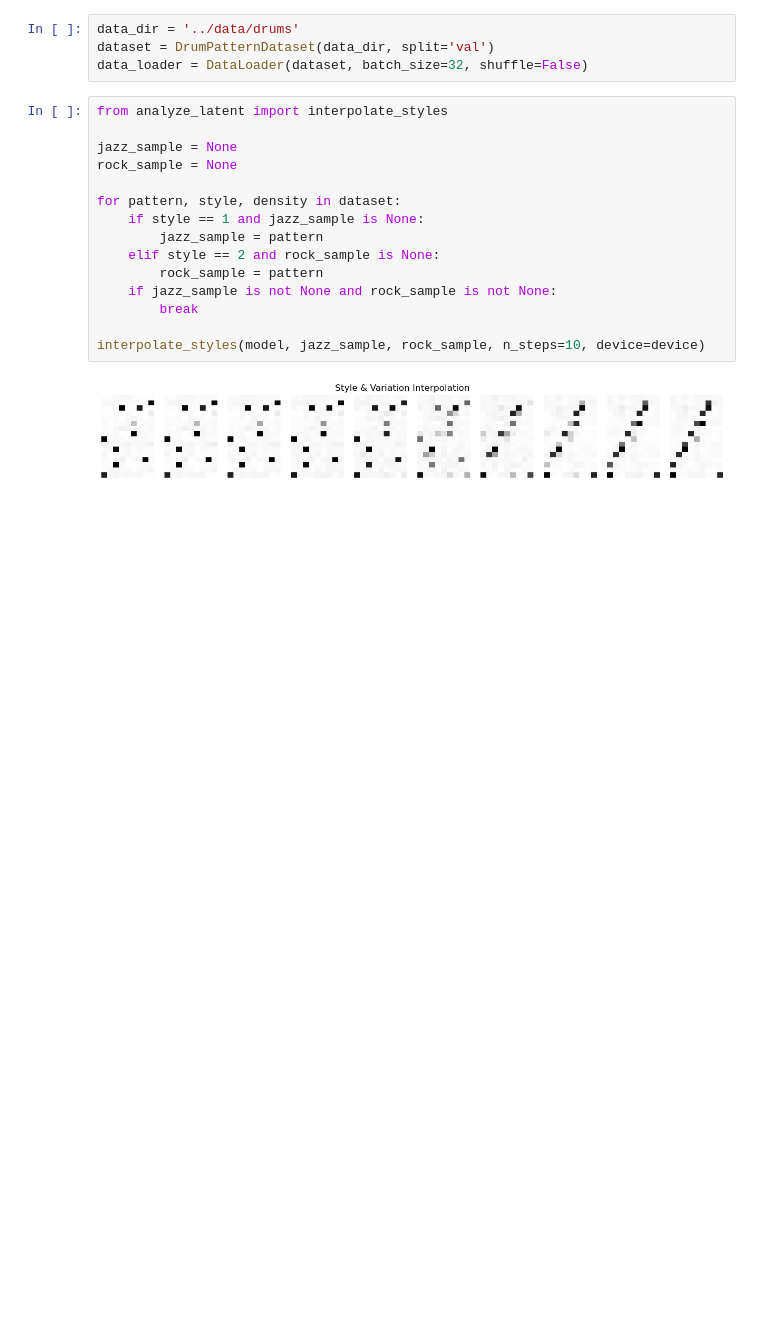
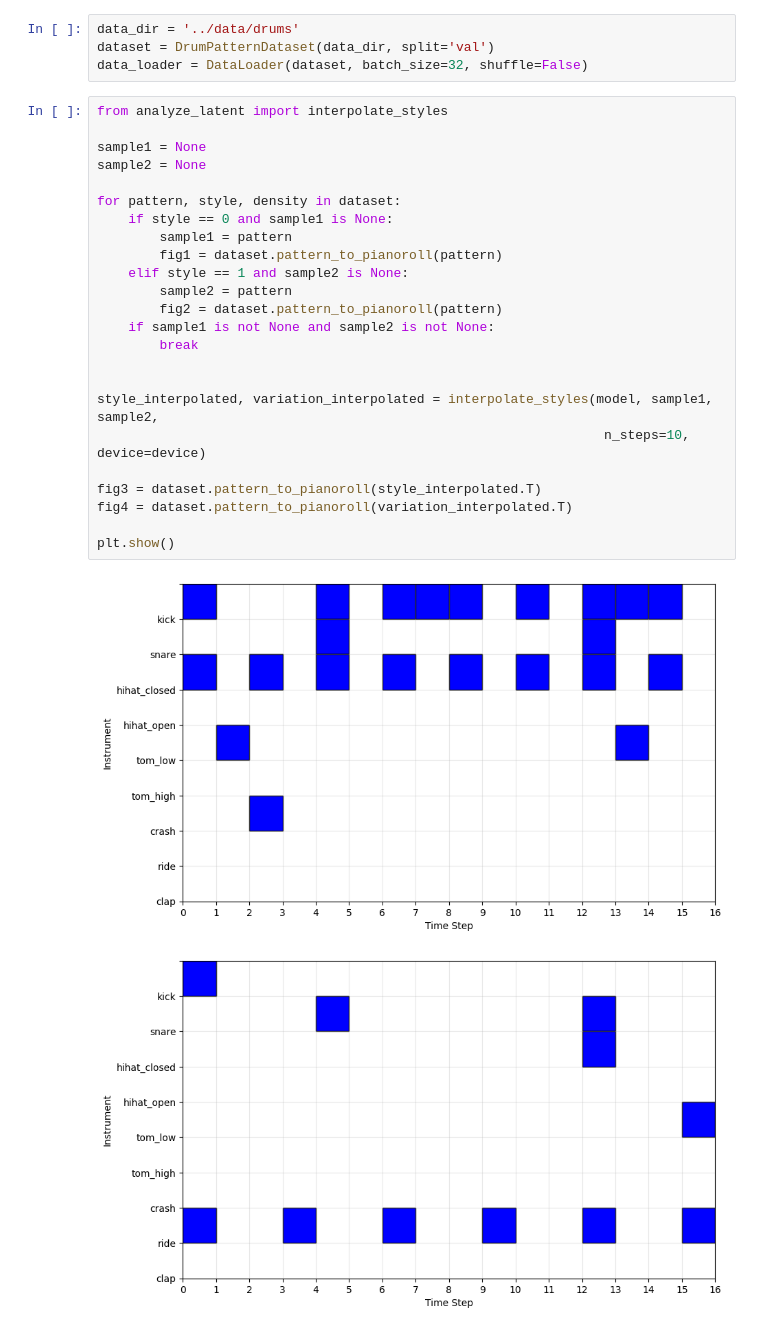
Before and after one commit to arshdeep-usc/ee641-hw2-arshdeep-usc, a Jupyter notebook: problem2/experiments.ipynb, the cells around one changed output. Drawn from its saved outputs; the diff is of its cells as text; blank space fills up the shorter version.

```diff
--- a/problem2/experiments.ipynb
+++ b/problem2/experiments.ipynb
@@ -39,17 +39,27 @@ data_loader = DataLoader(dataset, batch_size=32, shuffle=False)
 # %%
 from analyze_latent import interpolate_styles
 
-jazz_sample = None
-rock_sample = None
+sample1 = None
+sample2 = None
 
 for pattern, style, density in dataset:
-    if style == 1 and jazz_sample is None:
-        jazz_sample = pattern
-    elif style == 2 and rock_sample is None:
-        rock_sample = pattern
-    if jazz_sample is not None and rock_sample is not None:
+    if style == 0 and sample1 is None:
+        sample1 = pattern
+        fig1 = dataset.pattern_to_pianoroll(pattern)
+    elif style == 1 and sample2 is None:
+        sample2 = pattern
+        fig2 = dataset.pattern_to_pianoroll(pattern)
+    if sample1 is not None and sample2 is not None:
         break
 
-interpolate_styles(model, jazz_sample, rock_sample, n_steps=10, device=device)
+
+style_interpolated, variation_interpolated = interpolate_styles(model, sample1, sample2,
+                                                                 n_steps=10, device=device)
+
+fig3 = dataset.pattern_to_pianoroll(style_interpolated.T)
+fig4 = dataset.pattern_to_pianoroll(variation_interpolated.T)
+
+plt.show()
 # %% [output]
-[figure, old version]
+[figure, new version]
+[figure, added]
```
Also changed, not shown: parts of 6 cells of this notebook, 1 other file.
